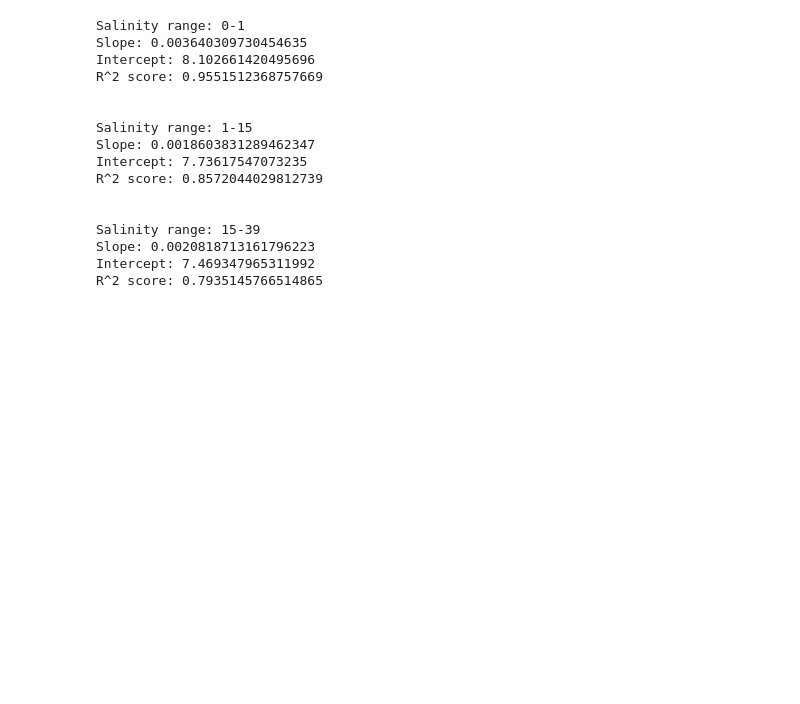
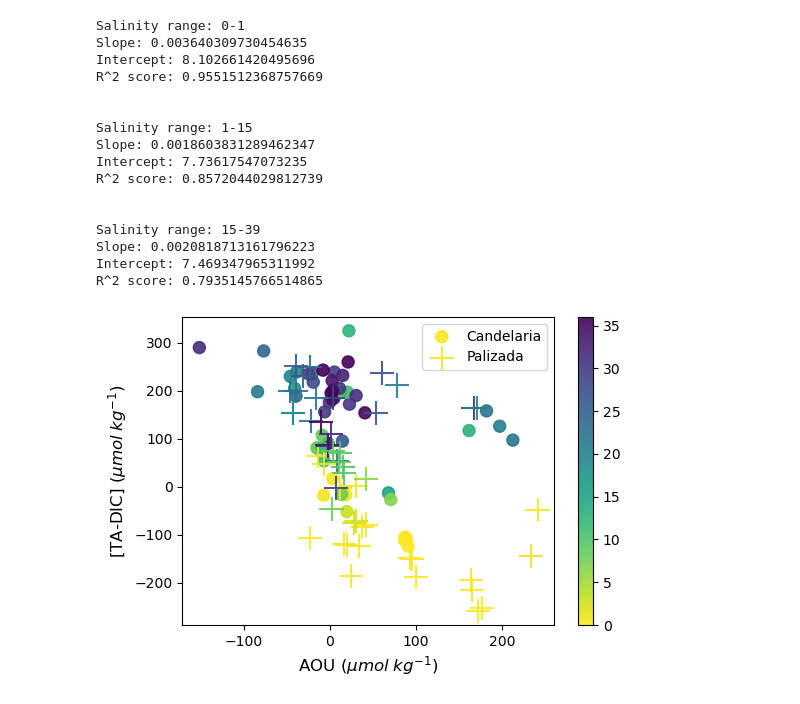
Before and after one commit to gilbertoCM/terminos_lagoon_carbonate, a Jupyter notebook: scrips/MartinezTrejo_etal_2023_pyco2sys.ipynb, the cells around one changed output. Cells and saved outputs as stored; diff of their text form; code cells hidden in the pictures; blank space fills up the shorter version.

```diff
--- a/scrips/MartinezTrejo_etal_2023_pyco2sys.ipynb
+++ b/scrips/MartinezTrejo_etal_2023_pyco2sys.ipynb
@@ -621,3 +632,41 @@ Salinity range: 15-39
 Slope: 0.0020818713161796223
 Intercept: 7.469347965311992
 R^2 score: 0.7935145766514865
+# %%
+# Create the scatter plot
+
+# getting the original colormap using cm.get_cmap() function
+orig_map = plt.colormaps.get_cmap('viridis')
+
+# reversing the original colormap using reversed() function
+reversed_map = orig_map.reversed()
+
+scatter = plt.scatter(
+    x=CandelariaResult["oxygen_utilization_micromol_kg"], y=CandelariaResult["TA-DIC"], c=CandelariaResult["Sal_psu"], cmap=reversed_map,
+    marker='.', s= 300, label='Candelaria', alpha=0.9)
+
+
+scatter = plt.scatter(
+    x=PalizadaResult["oxygen_utilization_micromol_kg"], y=PalizadaResult["TA-DIC"] , c=PalizadaResult["Sal_psu"], cmap=reversed_map,
+    marker='+', s= 300, label='Palizada', alpha=0.9)
+
+
+# Add a color bar
+plt.colorbar(scatter)
+
+
+# Add labels and title
+plt.xlabel("AOU ($\mu mol \; kg^{-1}$)", fontsize = 12)
+plt.ylabel("[TA-DIC] ($\mu mol \; kg^{-1}$)" , fontsize = 12)
+plt.legend(loc='upper right')
+
+# set the figure size
+plt.gcf().set_size_inches(6, 4)
+
+# save the plot as a PDF file
+plt.savefig('../output_files/AOU_TA-DIC_SAL.pdf', dpi=300, bbox_inches='tight')
+
+# display the plot
+plt.show()
+# %% [output]
+[figure, added]
```
Also changed, not shown: parts of 16 cells of this notebook.
